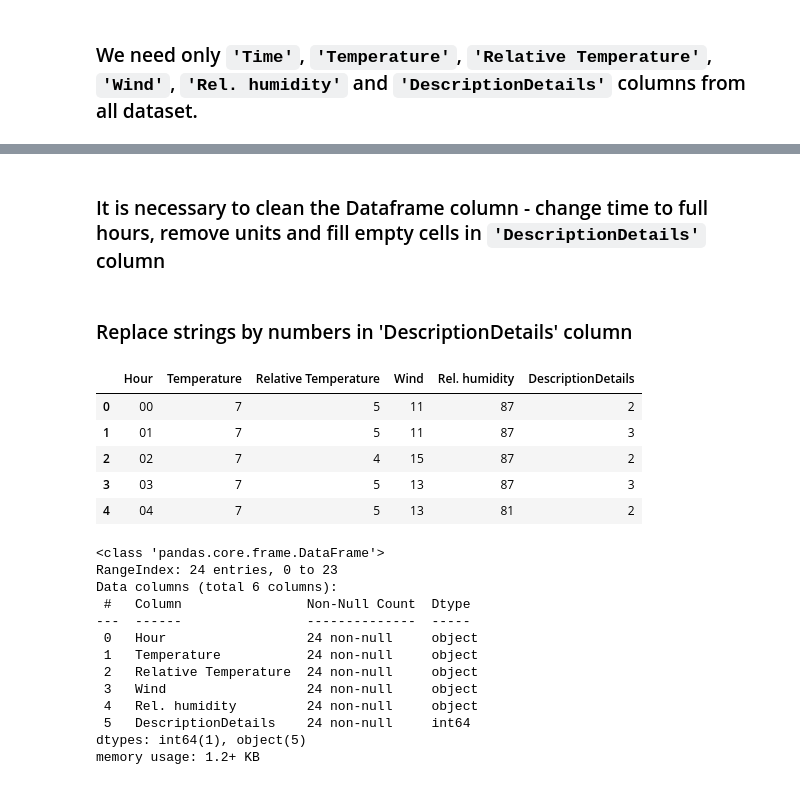
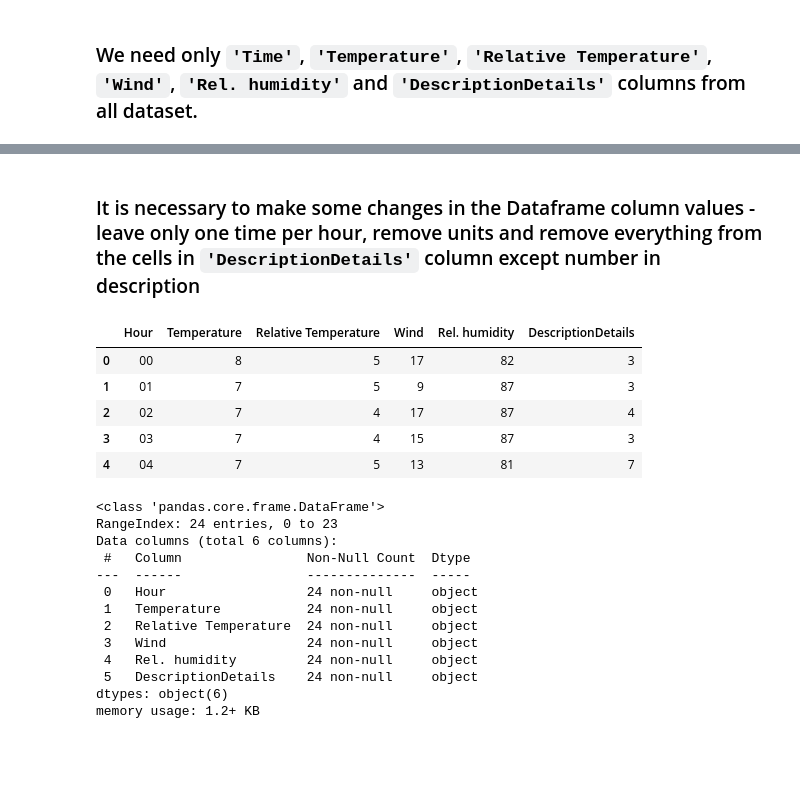
Before and after one commit to KrzysztofSobota/London_bikes_sharing, a Jupyter notebook: webscraped_data(weather).ipynb, the cells around one changed output, grey strips where cells are left out. Saved outputs shown, nothing was run; the diff lists cells and outputs as text; code cells hidden in the pictures; blank space fills up the shorter version.

Commit message:
Change method of webscripping data
Webscripping data using Pandas read_html() function, without BeautifulSoup. It's shorter and much easier to understand.

```diff
--- a/webscraped_data(weather).ipynb
+++ b/webscraped_data(weather).ipynb
@@ -43,2 +3,8 @@ plt.show()
 # %% [markdown]
 ### For a specific date, from the `'Weather_data'` function I can get table containing info about weather
+# %%
+def Weather_data(date):
+    ## URL leading directly to the site with table
+    url_name = f'https://freemeteo.co.uk/weather/london/history/daily-history/?gid=2643743&station=1618&date={date}&language=english&country=united-kingdom'
+    table = pd.read_html(url_name)
+    return table
@@ -78,0 +57,3 @@ df_weather = Create_text_file_and_DataFrame(date)
+# %%
+df = pd.DataFrame(table[6])
+df
@@ -160,19 +98,5 @@ series_to_dataframe()
 # %% [markdown]
 ### We need only `'Time'`, `'Temperature'`, `'Relative Temperature'`, `'Wind'`, `'Rel. humidity'` and `'DescriptionDetails'` columns from all dataset.
 # %%
-def Reshaping_dataframe():
-    ## Remove useless data and take care of properly indexing
-    _ = series_to_dataframe().drop([4,6,7,8]).reset_index(drop=True)
-    ## Final shape of dataframe with reindexing
-    return _.T.reset_index(drop=True)
-
-
-def Columns_name_change():
-    df = Reshaping_dataframe()
-
-    ## Dictionary for change name of Dataframe columns
-    new_name = {i:df.iloc[0, i] for i in range(0, df.shape[1])}
-    df = df.rename(columns=new_name)
-
-    ## Clean mess after renaming columns name
-    return df.drop([0], axis='index').dropna(how='all').reset_index(drop=True)
+df = df[['Time', 'Temperature', 'Relative Temperature', 'Wind', 'Rel. humidity', 'DescriptionDetails']]
+df.info()
@@ -189,26 +127,25 @@ Columns_name_change().head()
 # %% [markdown]
-### It is necessary to clean the Dataframe column - change time to full hours, remove units and fill empty cells in `'DescriptionDetails'` column
+### It is necessary to make some changes in the Dataframe column values - leave only one time per hour, remove units and remove everything from the cells in `'DescriptionDetails'` column except number in description
 # %%
 def Time_column_change():
-    df = Columns_name_change()
-    ## Take only full hour with 50 minutes (xx:50) and reset index
-    _ = df[df['Time'].str.contains(':50')].reset_index(drop=True)
+    ## Take only full hour with 20 minutes (xx:20) and reset Dataframe index
+    _ = df[df['Time'].str.contains(':20')].reset_index(drop=True)
     # Leave only numbers of hour in column 'Time' and change its name into 'Hour':
     return _.replace({'Time': r':.+$'}, {'Time': ''}, regex=True).rename(columns={'Time': 'Hour'})
 
 
 def Remaining_columns_change():
     df = Time_column_change()
+
     # Leave only values in columns: 'Temperature', 'Relative Temperature', 'Rel. humidity', 'Wind'
     df = df.replace(to_replace=r'\D+$', value='', regex=True)
     df = df.replace({'Wind': r'.+\D+'}, {'Wind': ''}, regex=True)
 
-    # Empty cells in 'DescriptionDetails' column will be changed into 'Clearly' value:
-    df = df.replace({'DescriptionDetails': ''}, {'DescriptionDetails': 'Clearly'}, regex=False)
+    # Strings in 'DescriptionDetails' column will be changed into numbers:
+    df = df.replace({'DescriptionDetails': r'^.+[(]'}, {'DescriptionDetails': ''}, regex=True)
+    df = df.replace({'DescriptionDetails': r",\s['].+"}, {'DescriptionDetails': ''}, regex=True)
 
     return df
 
 
-df_weather = Remaining_columns_change()
+df = Remaining_columns_change()
-# %% [markdown]
-### Replace strings by numbers in 'DescriptionDetails' column
@@ -234,14 +152,14 @@ df_weather['DescriptionDetails'] = df_weather['DescriptionDetails'].replace(weat
 # %%
-df_weather.head()
+df.head()
 # %% [output]
 |  | Hour | Temperature | Relative Temperature | Wind | Rel. humidity | DescriptionDetails |
-| 0 | 00 | 7 | 5 | 11 | 87 | 2 |
-| 1 | 01 | 7 | 5 | 11 | 87 | 3 |
-| 2 | 02 | 7 | 4 | 15 | 87 | 2 |
-| 3 | 03 | 7 | 5 | 13 | 87 | 3 |
-| 4 | 04 | 7 | 5 | 13 | 81 | 2 |
+| 0 | 00 | 8 | 5 | 17 | 82 | 3 |
+| 1 | 01 | 7 | 5 | 9 | 87 | 3 |
+| 2 | 02 | 7 | 4 | 17 | 87 | 4 |
+| 3 | 03 | 7 | 4 | 15 | 87 | 3 |
+| 4 | 04 | 7 | 5 | 13 | 81 | 7 |
 # %%
-df_weather.info()
+df.info()
 # %% [output]
 <class 'pandas.core.frame.DataFrame'>
 RangeIndex: 24 entries, 0 to 23
@@ -253,7 +171,7 @@ Data columns (total 6 columns):
  2   Relative Temperature  24 non-null     object
  3   Wind                  24 non-null     object
  4   Rel. humidity         24 non-null     object
- 5   DescriptionDetails    24 non-null     int64
-dtypes: int64(1), object(5)
+ 5   DescriptionDetails    24 non-null     object
+dtypes: object(6)
 memory usage: 1.2+ KB
 # %%
```
Also changed, not shown: parts of 23 cells of this notebook.
